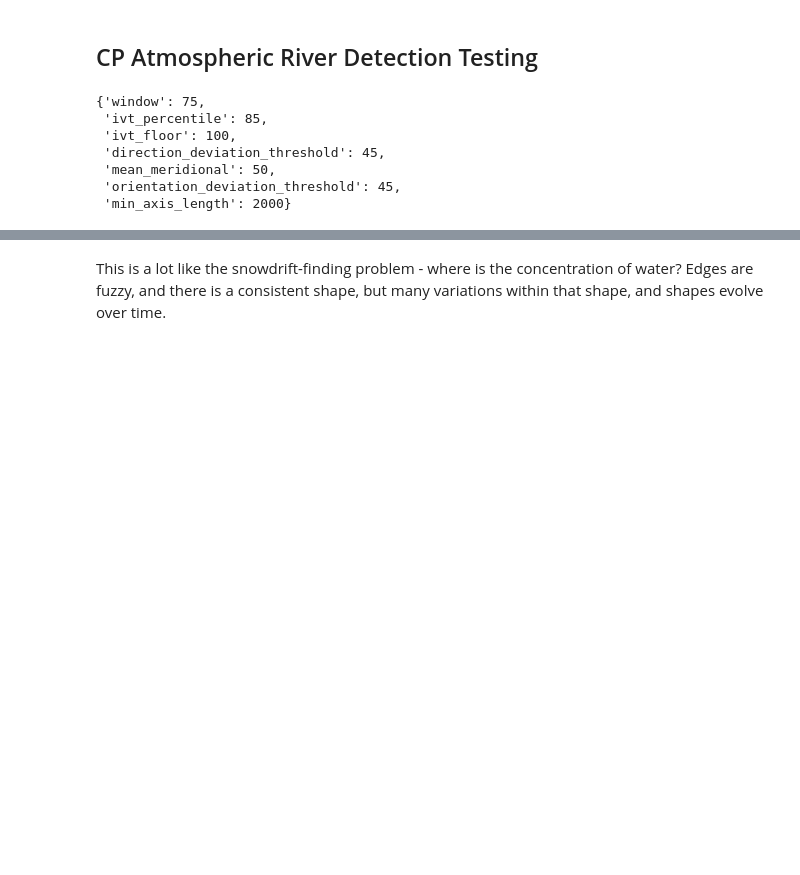
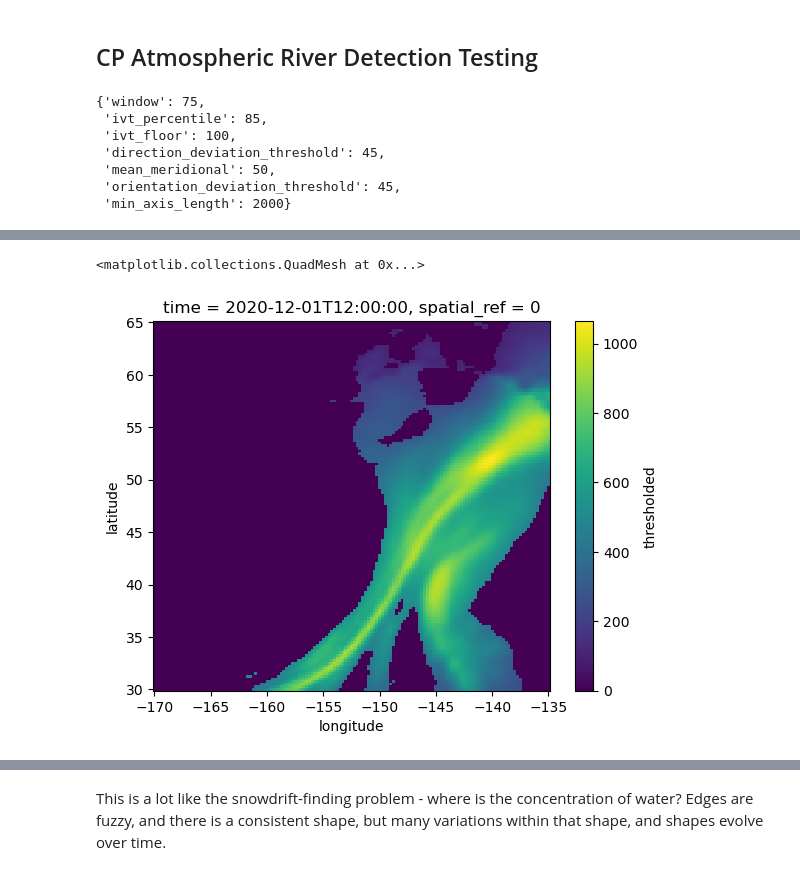
Before and after one commit to ua-snap/ar_avalanche, a Jupyter notebook: CP_AR_detection_testing.ipynb, the cells around one changed output, grey strips where cells are left out. Saved outputs shown, nothing was run; the diff lists cells and outputs as text; code cells hidden in the pictures; blank space fills up the shorter version.

```diff
--- a/CP_AR_detection_testing.ipynb
+++ b/CP_AR_detection_testing.ipynb
@@ -64,3 +77,8 @@ Wall time: 1.83 s
+# %%
+ds["thresholded"].sel(time=test_case).plot()
+# %% [output]
+<matplotlib.collections.QuadMesh at 0x...>
+[figure, added]
 # %%
 %%time
 labeled_regions = label_contiguous_mask_regions(ds["thresholded"])
```
Also changed, not shown: parts of 56 cells of this notebook, 2 other files.
